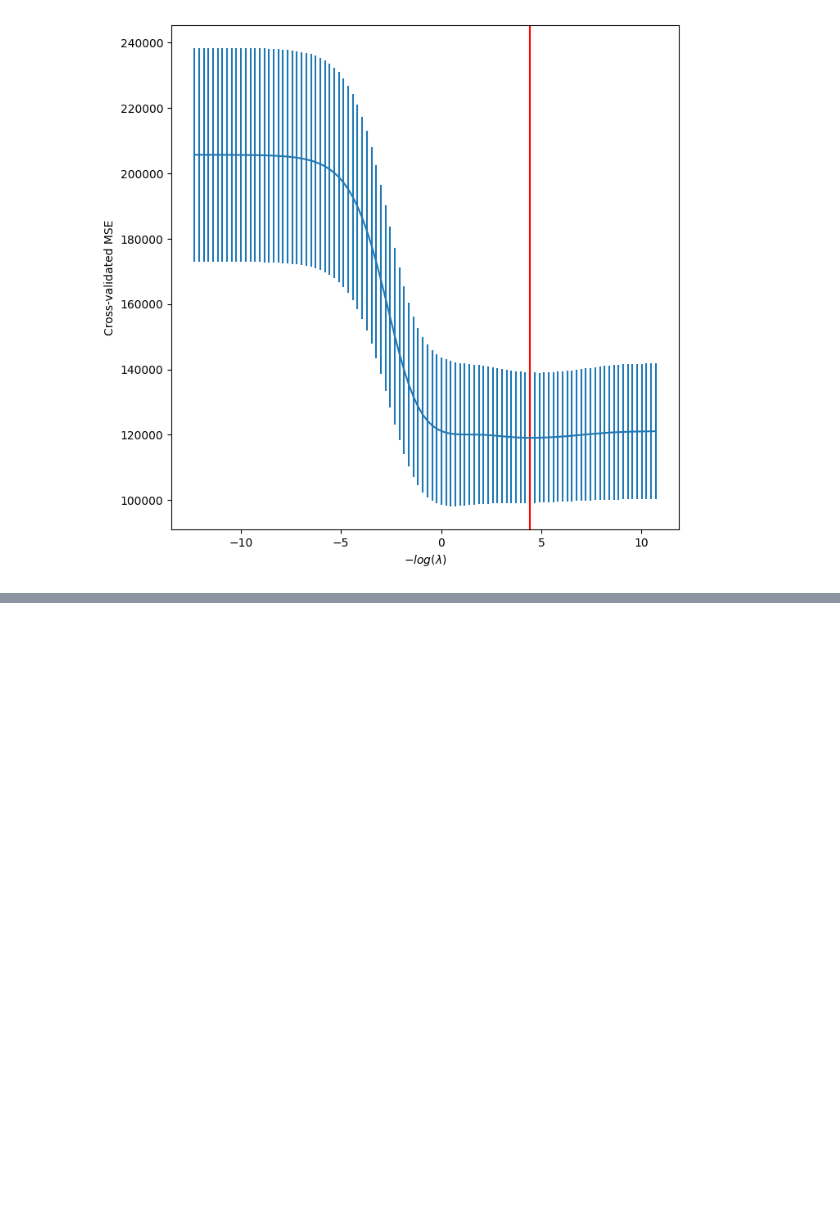
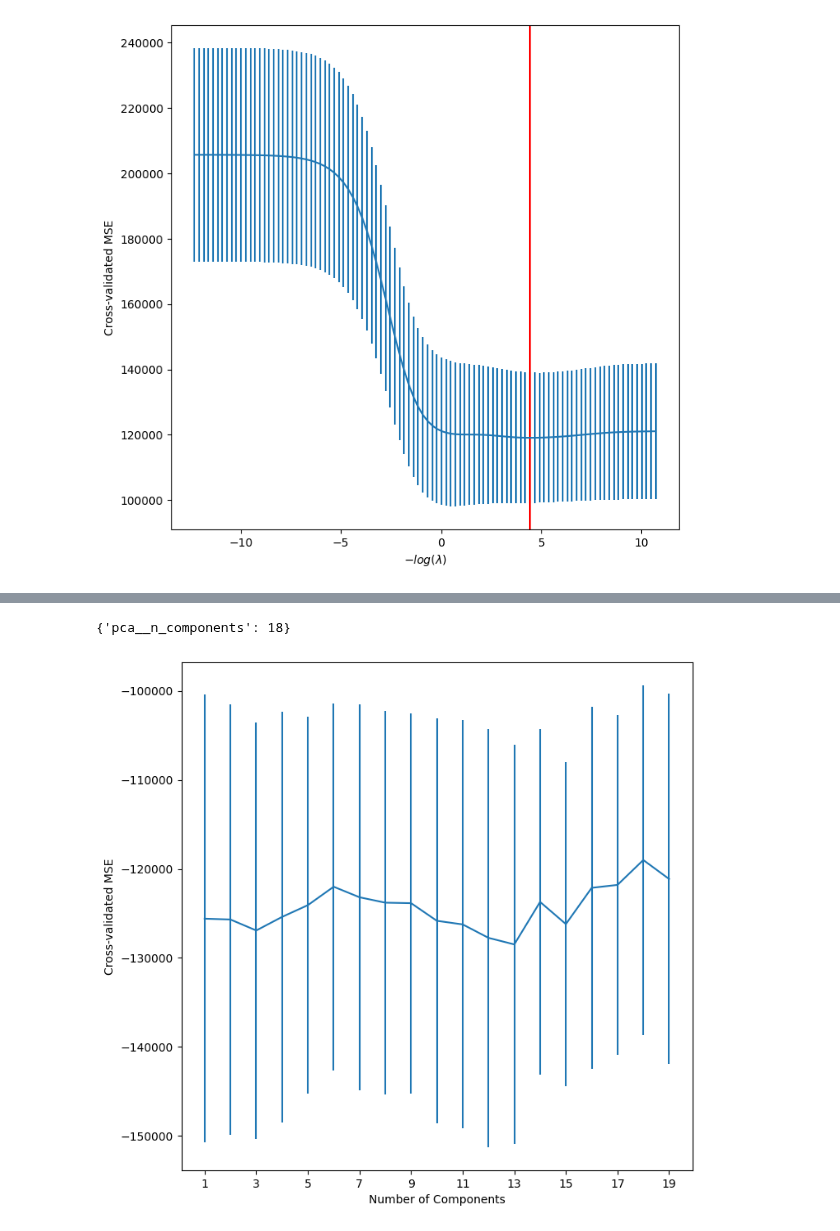
Before and after one commit to kkkamur07/ISL-Learning, a Jupyter notebook: Regularization/regularization-lab.ipynb, the cells around one changed output, grey strips where cells are left out. Drawn from its saved outputs; the diff is of its cells as text; code cells hidden in the pictures; blank space fills up the shorter version.

```diff
--- a/Regularization/regularization-lab.ipynb
+++ b/Regularization/regularization-lab.ipynb
@@ -376,0 +455,11 @@ plt.show()
+# %%
+data = load_data("Hitters")
+data = data.dropna()
+x = MS(data.columns.drop("Salary")).fit_transform(data)
+x_new = x.drop("intercept", axis=1)
+y = data["Salary"]
+# %%
+pca = PCA(n_components=2)
+linreg = skl.LinearRegression()
+pipe = Pipeline([("scaler", StandardScaler()), ("pca", pca), ("linreg", linreg)])
+pipe
@@ -376,0 +469,3 @@ plt.show()
+# %%
+pipe.fit(x_new, y)
+pipe.named_steps["linreg"].coef_
@@ -376,0 +474,5 @@ plt.show()
+# %%
+# Grid Search for best number of components
+param_grid = {"pca__n_components" : range(1,20)}
+grid = skm.GridSearchCV(pipe, param_grid, cv = skm.KFold(5, shuffle=False), scoring = "neg_mean_squared_error")
+grid.fit(x_new, y)
@@ -376,0 +487,15 @@ plt.show()
+# %%
+ # 18 Components works well
+grid.best_params_
+# %% [output]
+{'pca__n_components': 18}
+# %%
+pcr_fig, ax = subplots(figsize = (8,8))
+ncomp = param_grid["pca__n_components"]
+ax.errorbar(ncomp, grid.cv_results_["mean_test_score"], grid.cv_results_["std_test_score"] / np.sqrt(5))
+ax.set_xlabel("Number of Components")
+ax.set_ylabel("Cross-validated MSE")
+ax.set_xticks(ncomp[::2])
+plt.show()
+# %% [output]
+[figure, added]
```
Also changed, not shown: parts of 19 cells of this notebook.
